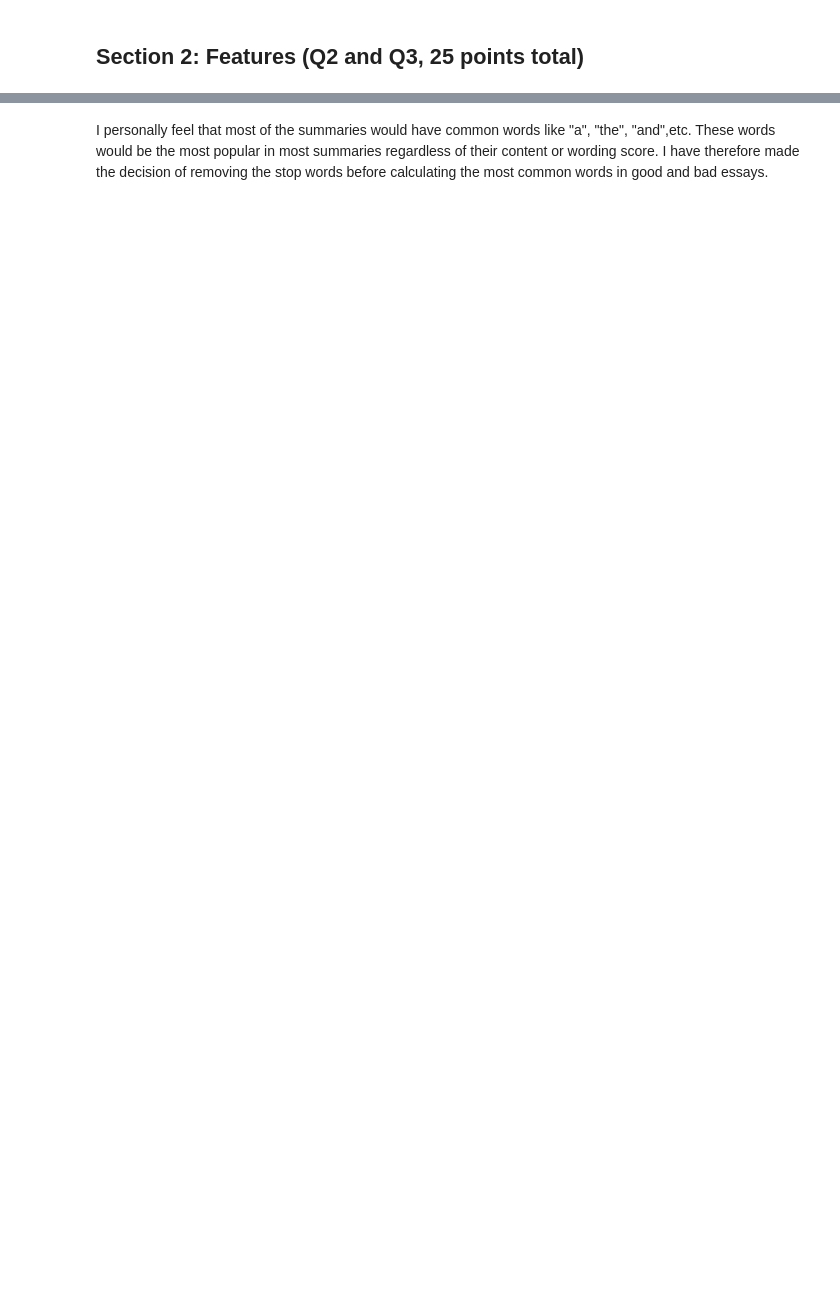
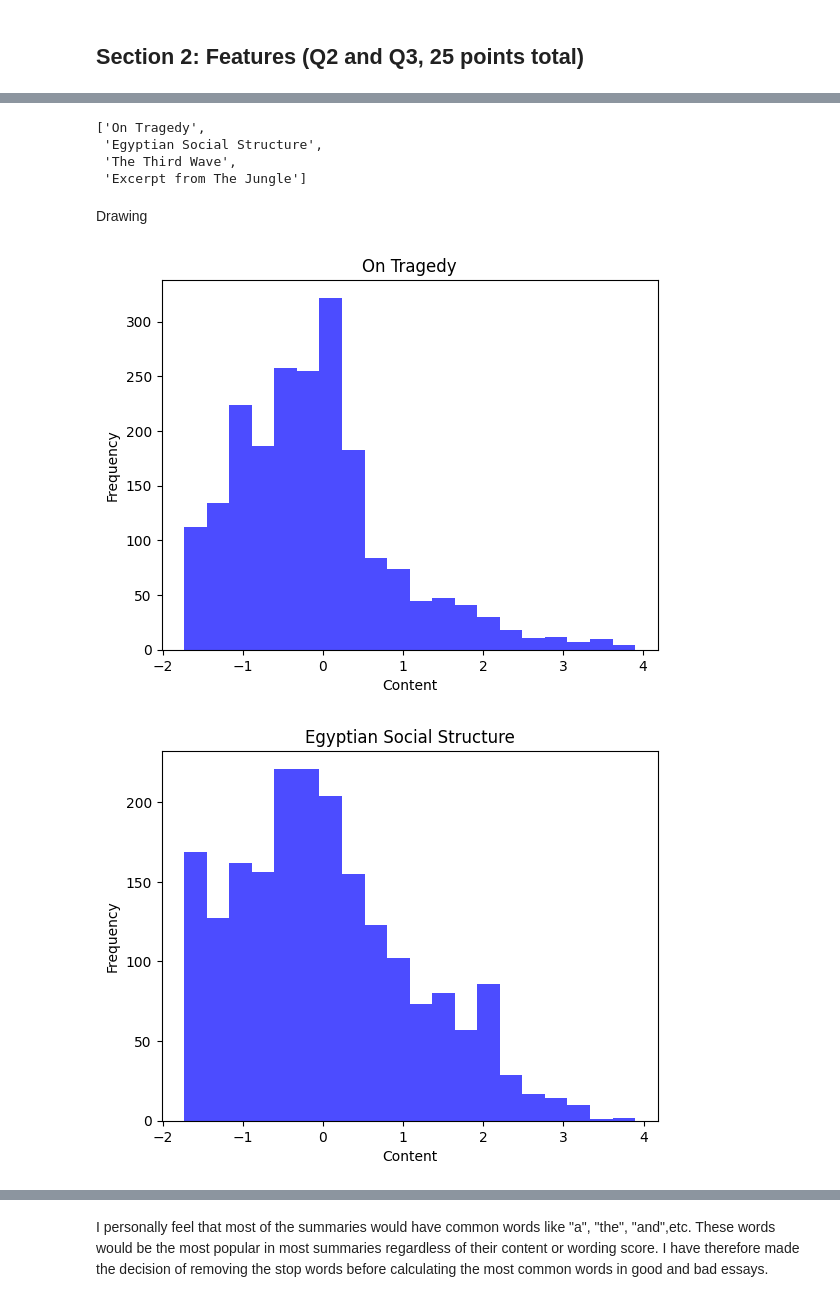
Before and after one commit to PrathameshBagal/Data-Science, a Jupyter notebook: cse519_hw2_Bagal_Prathamesh_115612879.ipynb, the cells around one changed output, grey strips where cells are left out. Saved outputs shown, nothing was run; the diff lists cells and outputs as text; code cells hidden in the pictures; blank space fills up the shorter version.

```diff
--- a/cse519_hw2_Bagal_Prathamesh_115612879.ipynb
+++ b/cse519_hw2_Bagal_Prathamesh_115612879.ipynb
@@ -382,0 +503,20 @@ uniquePromptsId=list(prompts_train["prompt_id"])
+# %%
+uniquePromptTitles = list(prompts_train["prompt_title"])
+uniquePromptTitles
+# %% [output]
+['On Tragedy',
+ 'Egyptian Social Structure',
+ 'The Third Wave',
+ 'Excerpt from The Jungle']
+# %% [markdown]
+Drawing
+# %%
+for i in range(len(prompts_train)):
+  plt.hist(df.loc[df["prompt_id"]==uniquePromptsId[i]]["content"], bins=20, color='blue', alpha=0.7)
+  plt.xlabel('Content')
+  plt.ylabel('Frequency')
+  plt.title(uniquePromptTitles[i])
+  plt.show()
+# %% [output]
+[figure, added]
+[figure, added]
```
Also changed, not shown: parts of 103 cells of this notebook.
